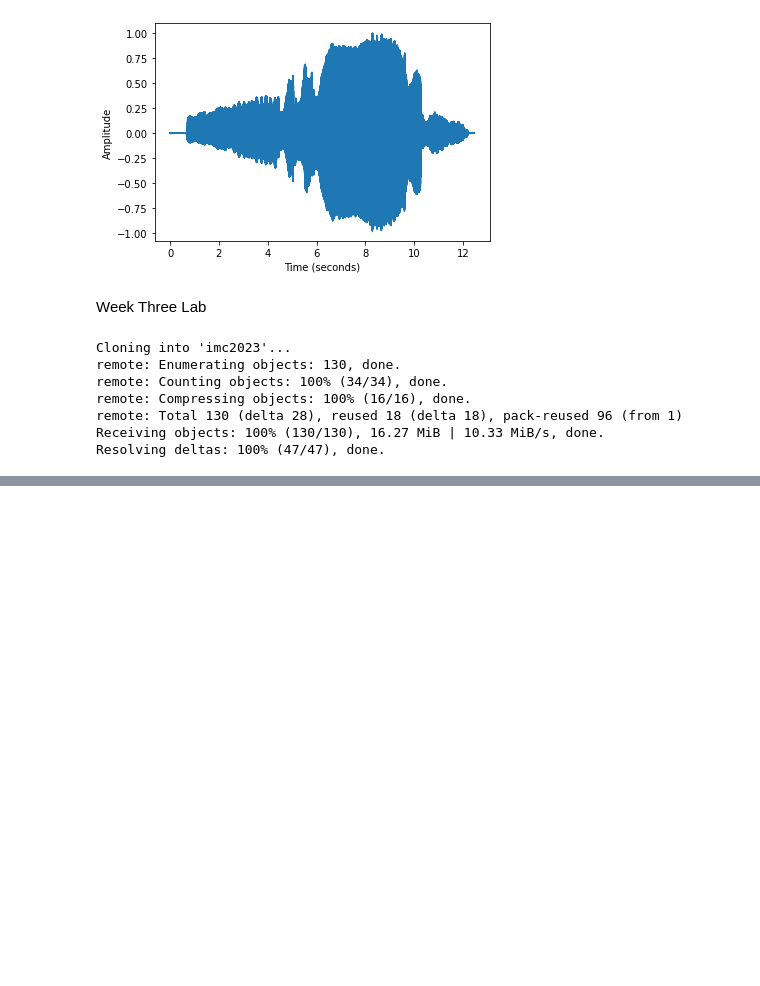
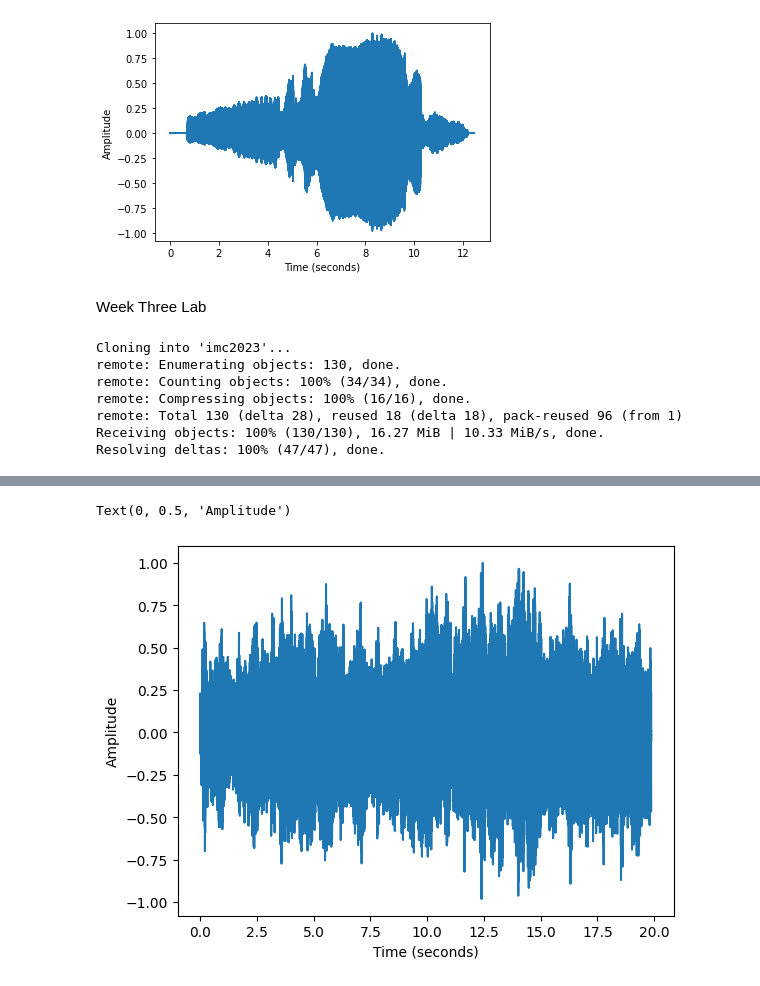
Before and after one commit to JohnT623/Music-Computing, a Jupyter notebook: week2/week2-stringsVisualization.ipynb, the cells around one changed output, grey strips where cells are left out. Cells and saved outputs as stored; diff of their text form; code cells hidden in the pictures; blank space fills up the shorter version.

```diff
--- a/week2/week2-stringsVisualization.ipynb
+++ b/week2/week2-stringsVisualization.ipynb
@@ -127,0 +147,10 @@ sig2 , sr2 = librosa.load(file2,mono=True,sr=targetsr)
+# %%
+# Now, time in seconds is shown in the x-axis, and the amplitude is shown in a range between -1.00 and 1.00
+# All we have to do now is label the x and y axis
+
+plt.plot(time2,sigNew2)
+plt.xlabel('Time (seconds)')
+plt.ylabel('Amplitude')
+# %% [output]
+Text(0, 0.5, 'Amplitude')
+[figure, added]
```
Also changed, not shown: parts of 3 cells of this notebook.
